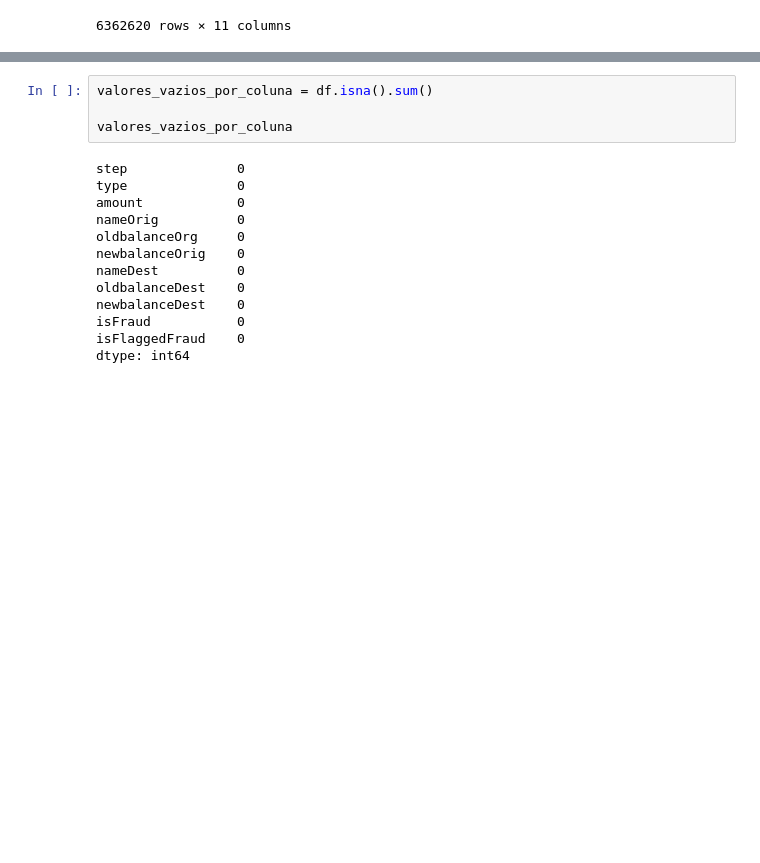
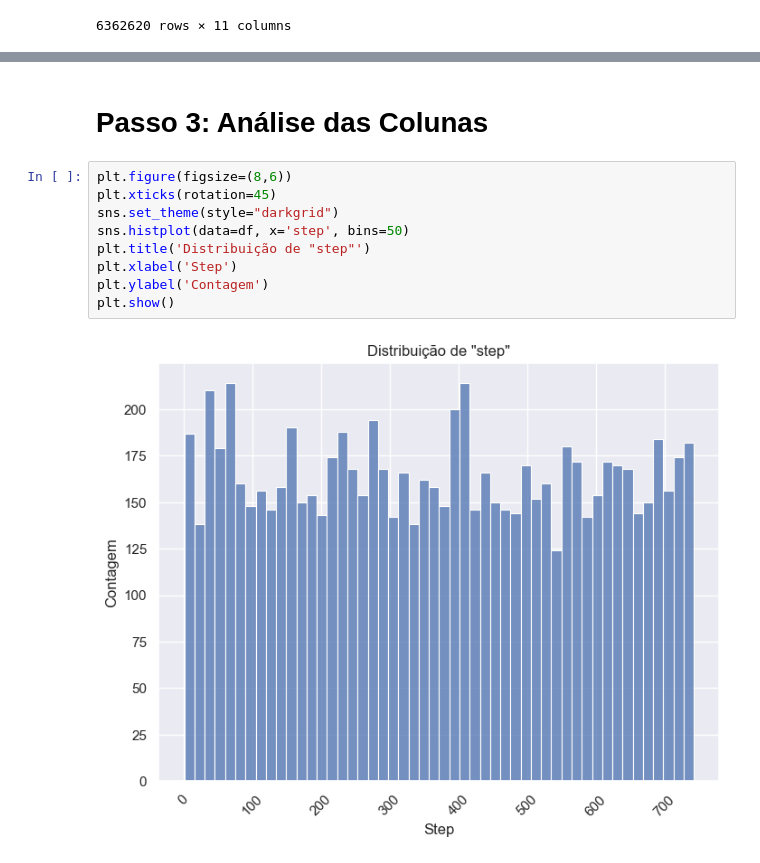
Before and after one commit to gui23dib/AI-Model-Test, a Jupyter notebook: exploratoryAnalysis.ipynb, the cells around one changed output, grey strips where cells are left out. Cells and saved outputs as stored; diff of their text form; blank space fills up the shorter version.

Commit message:
Implementação e construção da nova análise exploratória do dataset de fraudes cartões onlines

```diff
--- a/exploratoryAnalysis.ipynb
+++ b/exploratoryAnalysis.ipynb
@@ -72,18 +128,14 @@ isFlaggedFraud          2
 dtype: int64
-# %%
-valores_vazios_por_coluna = df.isna().sum()
-
-valores_vazios_por_coluna
-# %% [output]
-step              0
-type              0
-amount            0
-nameOrig          0
-oldbalanceOrg     0
-newbalanceOrig    0
-nameDest          0
-oldbalanceDest    0
-newbalanceDest    0
-isFraud           0
-isFlaggedFraud    0
-dtype: int64
+# %% [markdown]
+# Passo 3: Análise das Colunas
+# %%
+plt.figure(figsize=(8,6))
+plt.xticks(rotation=45)
+sns.set_theme(style="darkgrid")
+sns.histplot(data=df, x='step', bins=50)
+plt.title('Distribuição de "step"')
+plt.xlabel('Step')
+plt.ylabel('Contagem')
+plt.show()
+# %% [output]
+[figure, added]
```
Also changed, not shown: parts of 14 cells of this notebook, 4 other files.
